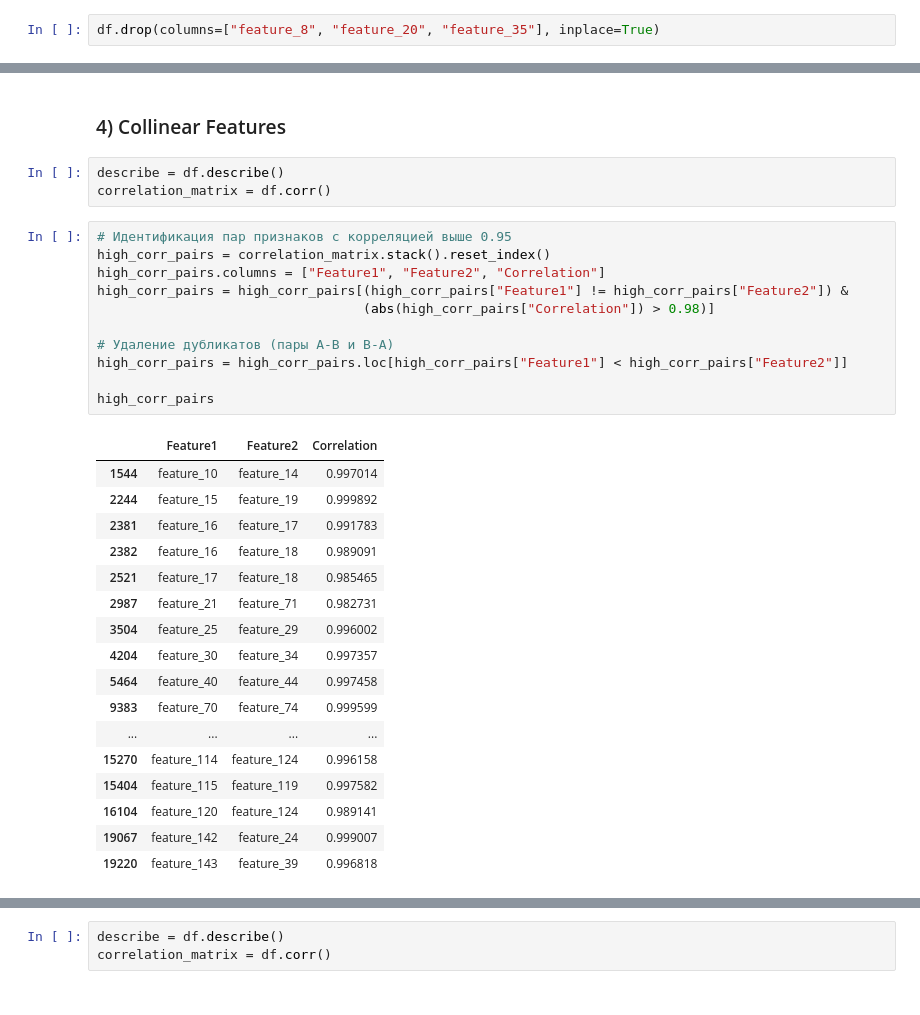
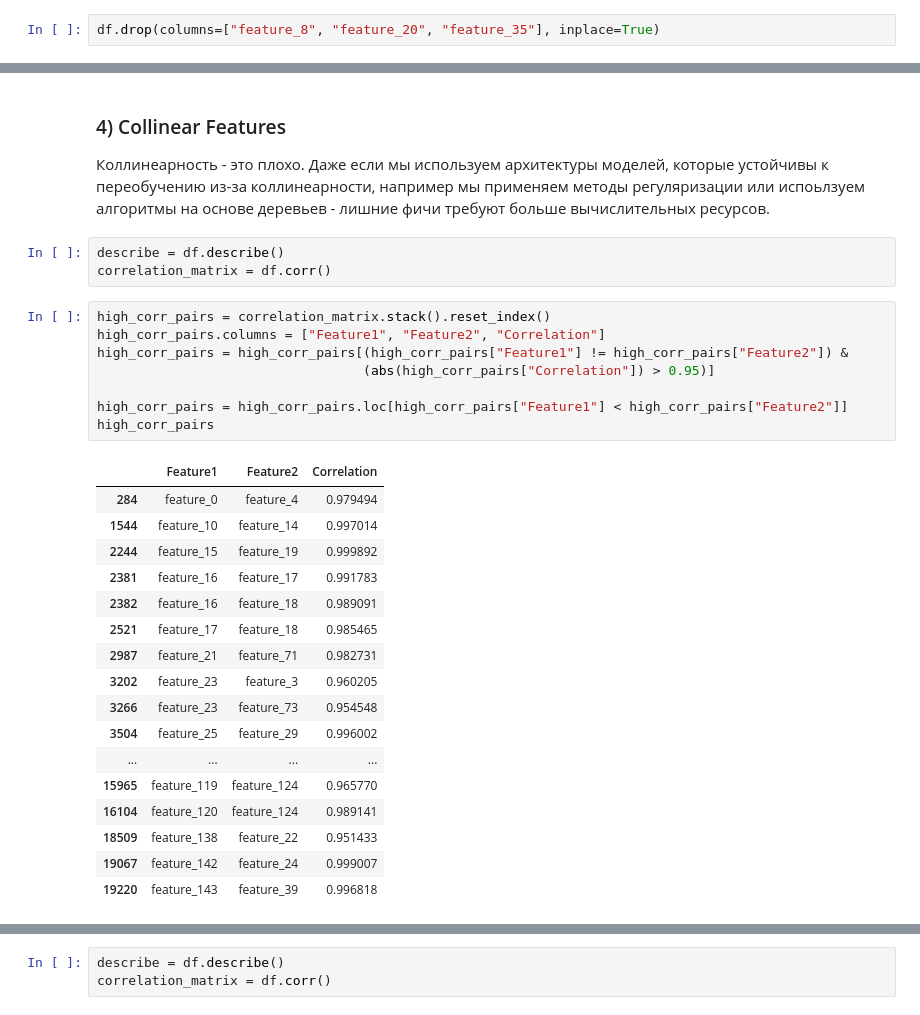
Before and after one commit to Tikhon-Radkevich/VK-Techno-Test, a Jupyter notebook: playground.ipynb, the cells around one changed output, grey strips where cells are left out. Cells and saved outputs as stored; diff of their text form.

```diff
--- a/playground.ipynb
+++ b/playground.ipynb
@@ -152,34 +170,32 @@ df.drop(columns=["feature_8", "feature_20", "feature_35"], inplace=True)
 # %% [markdown]
 ### 4) Collinear Features
+Коллинеарность - это плохо. Даже если мы используем архитектуры моделей, которые устойчивы к переобучению из-за коллинеарности, например мы применяем методы регуляризации или испоьлзуем алгоритмы на основе деревьев - лишние фичи требуют больше вычислительных ресурсов.
 # %%
 describe = df.describe()
 correlation_matrix = df.corr()
 # %%
-# Идентификация пар признаков с корреляцией выше 0.95
 high_corr_pairs = correlation_matrix.stack().reset_index()
 high_corr_pairs.columns = ["Feature1", "Feature2", "Correlation"]
 high_corr_pairs = high_corr_pairs[(high_corr_pairs["Feature1"] != high_corr_pairs["Feature2"]) &
-                                  (abs(high_corr_pairs["Correlation"]) > 0.98)]
+                                  (abs(high_corr_pairs["Correlation"]) > 0.95)]
 
-# Удаление дубликатов (пары A-B и B-A)
 high_corr_pairs = high_corr_pairs.loc[high_corr_pairs["Feature1"] < high_corr_pairs["Feature2"]]
-
 high_corr_pairs
 # %% [output]
 |  | Feature1 | Feature2 | Correlation |
+| 284 | feature_0 | feature_4 | 0.979494 |
 | 1544 | feature_10 | feature_14 | 0.997014 |
 | 2244 | feature_15 | feature_19 | 0.999892 |
 | 2381 | feature_16 | feature_17 | 0.991783 |
 | 2382 | feature_16 | feature_18 | 0.989091 |
 | 2521 | feature_17 | feature_18 | 0.985465 |
 | 2987 | feature_21 | feature_71 | 0.982731 |
+| 3202 | feature_23 | feature_3 | 0.960205 |
+| 3266 | feature_23 | feature_73 | 0.954548 |
 | 3504 | feature_25 | feature_29 | 0.996002 |
-| 4204 | feature_30 | feature_34 | 0.997357 |
-| 5464 | feature_40 | feature_44 | 0.997458 |
-| 9383 | feature_70 | feature_74 | 0.999599 |
 | ... | ... | ... | ... |
-| 15270 | feature_114 | feature_124 | 0.996158 |
-| 15404 | feature_115 | feature_119 | 0.997582 |
+| 15965 | feature_119 | feature_124 | 0.965770 |
 | 16104 | feature_120 | feature_124 | 0.989141 |
+| 18509 | feature_138 | feature_22 | 0.951433 |
 | 19067 | feature_142 | feature_24 | 0.999007 |
 | 19220 | feature_143 | feature_39 | 0.996818 |
```
Also changed, not shown: parts of 29 cells of this notebook.
